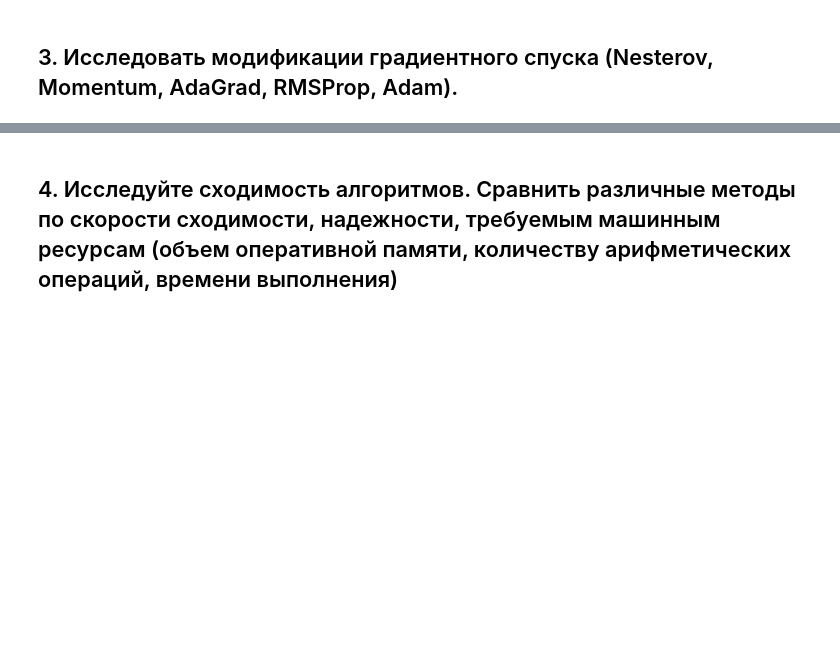
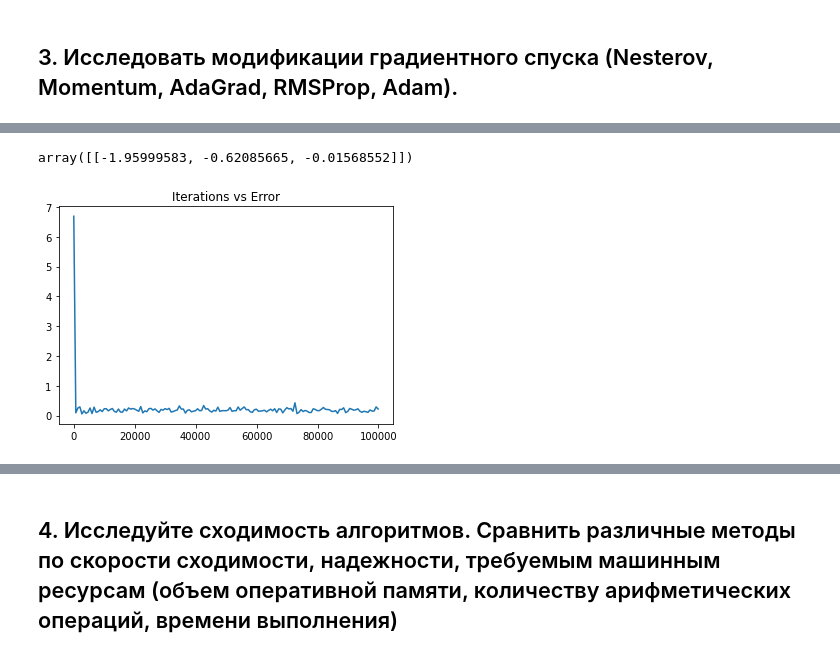
Before and after one commit to sashapff/optimization-methods, a Jupyter notebook: lab2/lab2.ipynb, the cells around one changed output, grey strips where cells are left out. Drawn from its saved outputs; the diff is of its cells as text; code cells hidden in the pictures; blank space fills up the shorter version.

```diff
--- a/lab2/lab2.ipynb
+++ b/lab2/lab2.ipynb
@@ -43,0 +41,7 @@ array([[nan, nan, nan]])
+# %%
+optimizer = Momentum(0.9, 1e-3)
+sgd = SGDRegressor(optimizer=optimizer, batch_size=5)
+sgd.fit(X, y)
+# %% [output]
+array([[-1.95999583, -0.62085665, -0.01568552]])
+[figure, added]
```
Also changed, not shown: parts of 9 cells of this notebook, 4 other files.
